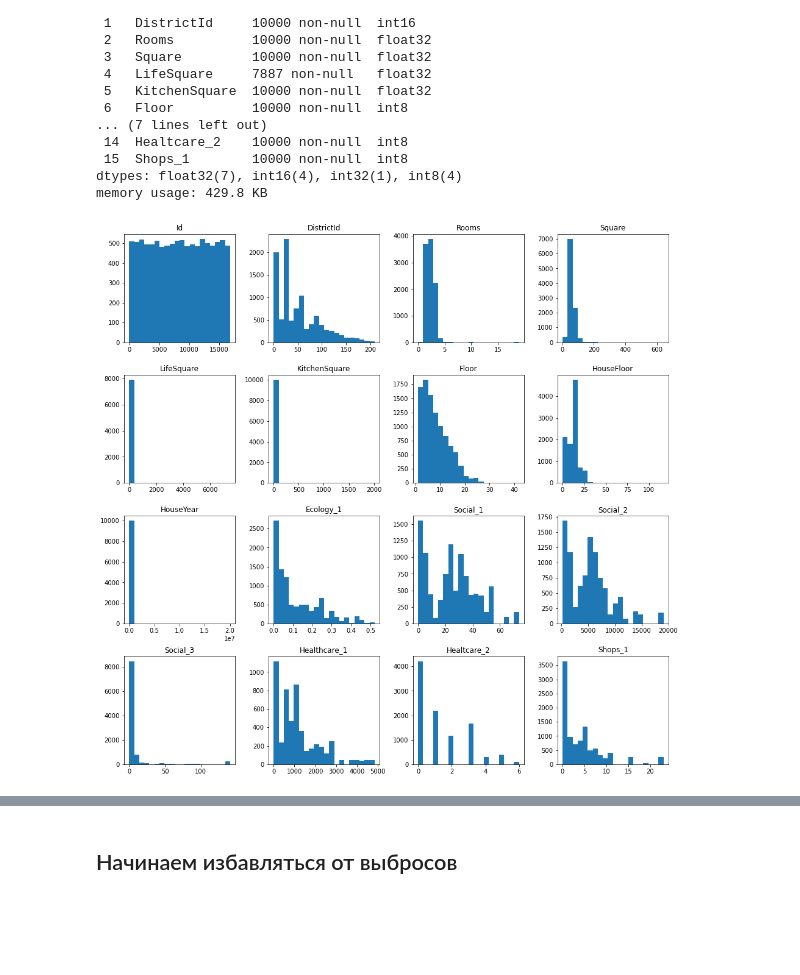
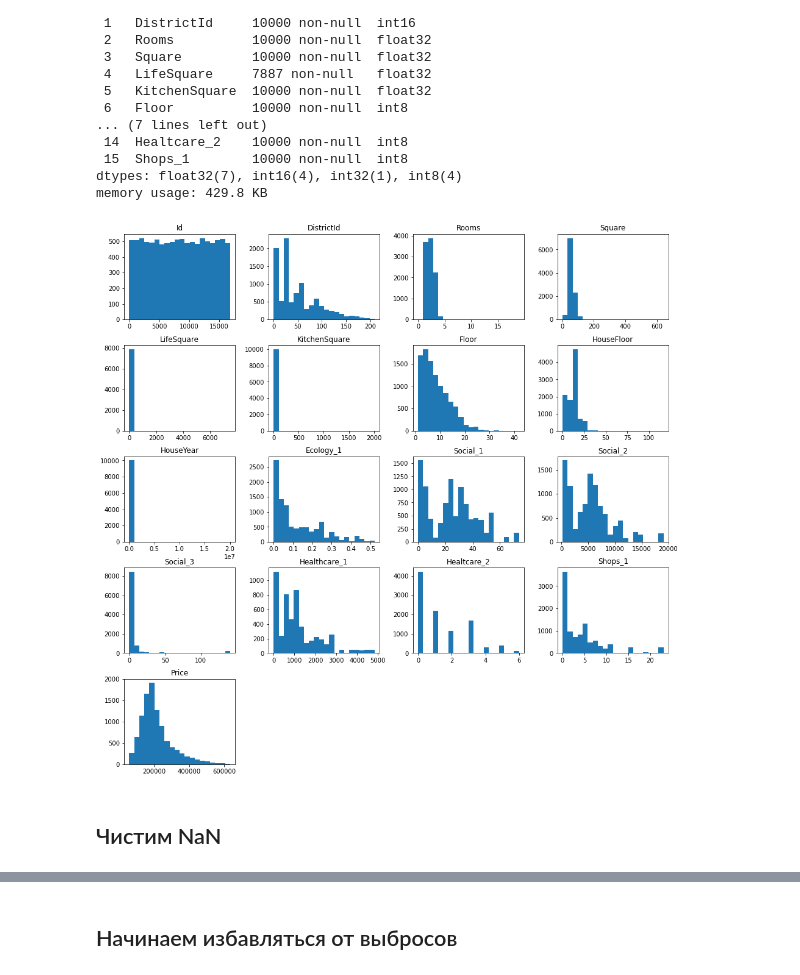
Before and after one commit to Anbionchik/Git_brain_lessons, a Jupyter notebook: Python_libs/Course Work/Course_Work_Khlopkov.ipynb, the cells around one changed output, grey strips where cells are left out. Cells and saved outputs as stored; diff of their text form; code cells hidden in the pictures; blank space fills up the shorter version.

```diff
--- a/Python_libs/Course Work/Course_Work_Khlopkov.ipynb
+++ b/Python_libs/Course Work/Course_Work_Khlopkov.ipynb
@@ -163,6 +184,8 @@ Data columns (total 16 columns):
 dtypes: float32(7), int16(4), int32(1), int8(4)
 memory usage: 429.8 KB
 # %%
-data_num_feat.hist(figsize=(16,16), bins=20, grid=False);
+data.hist(figsize=(16,16), bins=20, grid=False);
 # %% [output]
-[figure, old version]
+[figure, new version]
+# %% [markdown]
+## Чистим NaN
```
Also changed, not shown: parts of 24 cells of this notebook, 1 other file.
